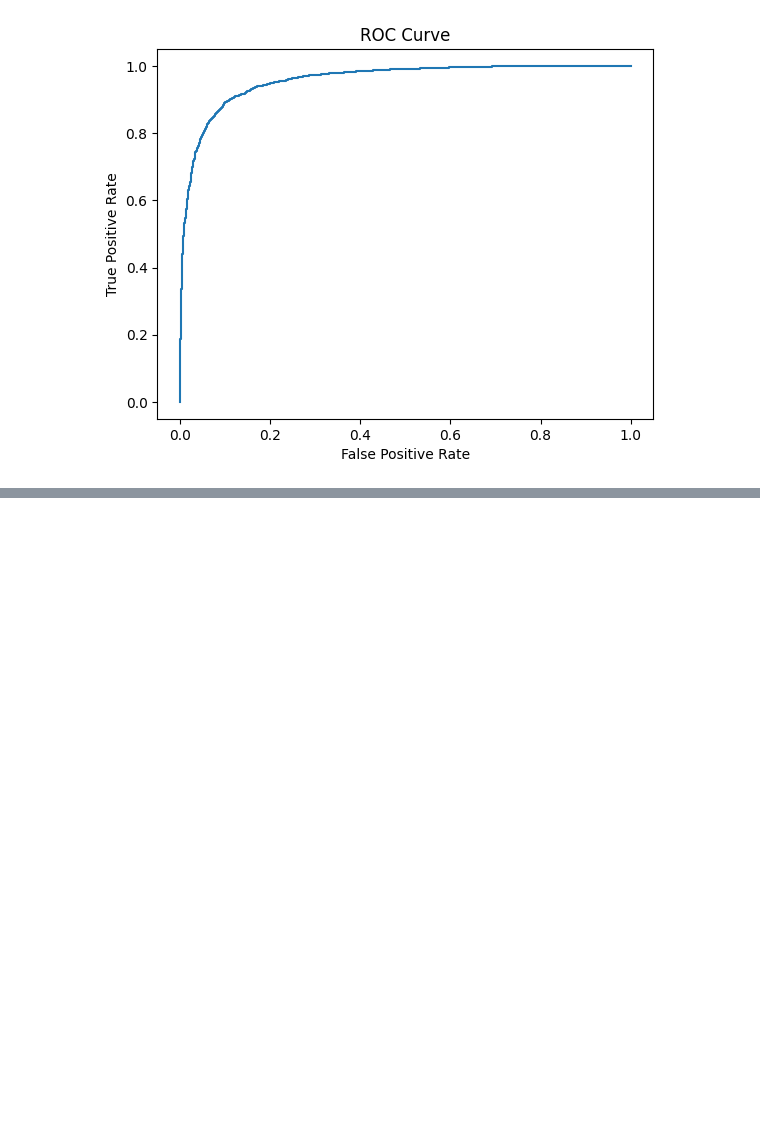
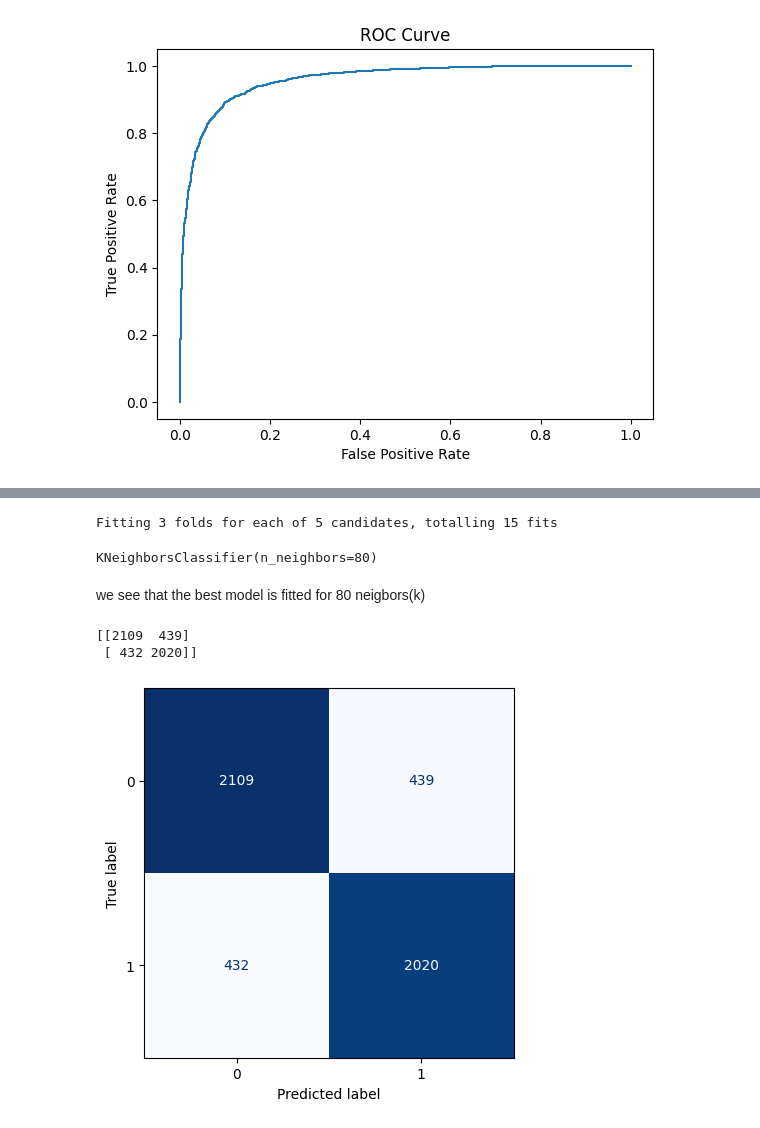
Before and after one commit to biswajit-bellevue/DSC550, a Jupyter notebook: SharmaDSC550Week5.ipynb, the cells around one changed output, grey strips where cells are left out. Drawn from its saved outputs; the diff is of its cells as text; code cells hidden in the pictures; blank space fills up the shorter version.

```diff
--- a/SharmaDSC550Week5.ipynb
+++ b/SharmaDSC550Week5.ipynb
@@ -180,0 +178,28 @@ df[(df["sentiment"] == 0) & (df["textblob_sentiment"] == 1)].shape
+# %%
+# as we are not aware of appropriate K-value or number of K neigbors, lets perform a gridsearch to identfy suitable K value
+hyperparameters = {
+    "n_neighbors":[10, 50, 70, 80, 100]
+}
+# %%
+# create gridsearch
+gcv = GridSearchCV(
+    knn,
+    hyperparameters,
+    cv=3,
+    verbose=1
+)
+# %%
+# perform grid serach
+best_model = gcv.fit(tfidf_train_feature_matrix, target_train)
+# %% [output]
+Fitting 3 folds for each of 5 candidates, totalling 15 fits
+# %%
+# check best k value
+print(best_model.best_estimator_)
+# %% [output]
+KNeighborsClassifier(n_neighbors=80)
+# %% [markdown]
+we see that the best model is fitted for 80 neigbors(k)
+# %%
+# using the best model generated from grid search in predition of target
+knn_predicted_target_test = best_model.predict(tfidf_test_feature_matrix)
@@ -180,0 +209,15 @@ df[(df["sentiment"] == 0) & (df["textblob_sentiment"] == 1)].shape
+# %%
+#print the confusion matrix
+print(knn_matrix)
+# %% [output]
+[[2109  439]
+ [ 432 2020]]
+# %%
+# plot confusion matrix using sklearn's ConfusionMatrixDisplay module
+ConfusionMatrixDisplay.from_predictions(target_test, knn_predicted_target_test,
+                                        display_labels=best_model.classes_,
+                                        colorbar=False,
+                                        cmap="Blues")
+plt.show()
+# %% [output]
+[figure, added]
```
Also changed, not shown: parts of 33 cells of this notebook, 1 other file.
